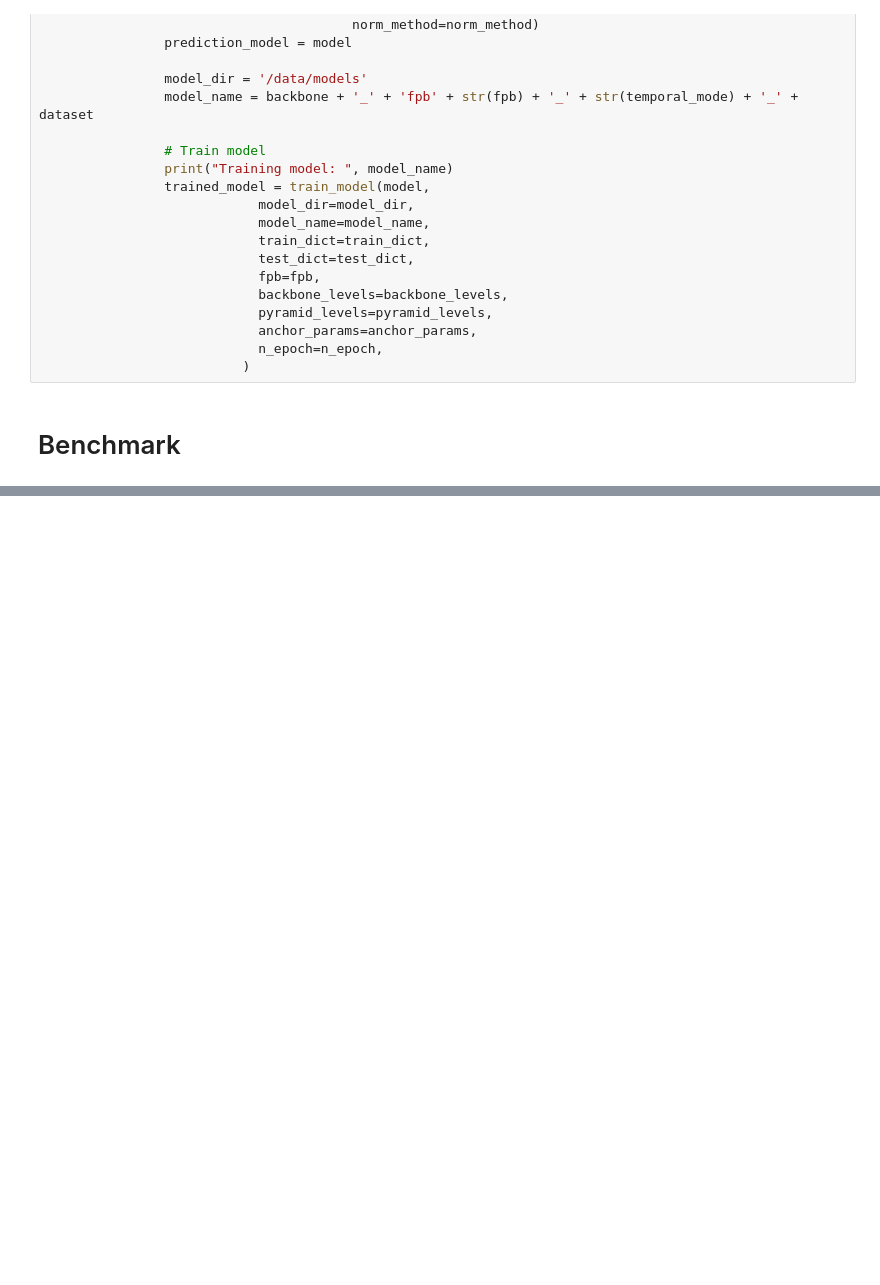
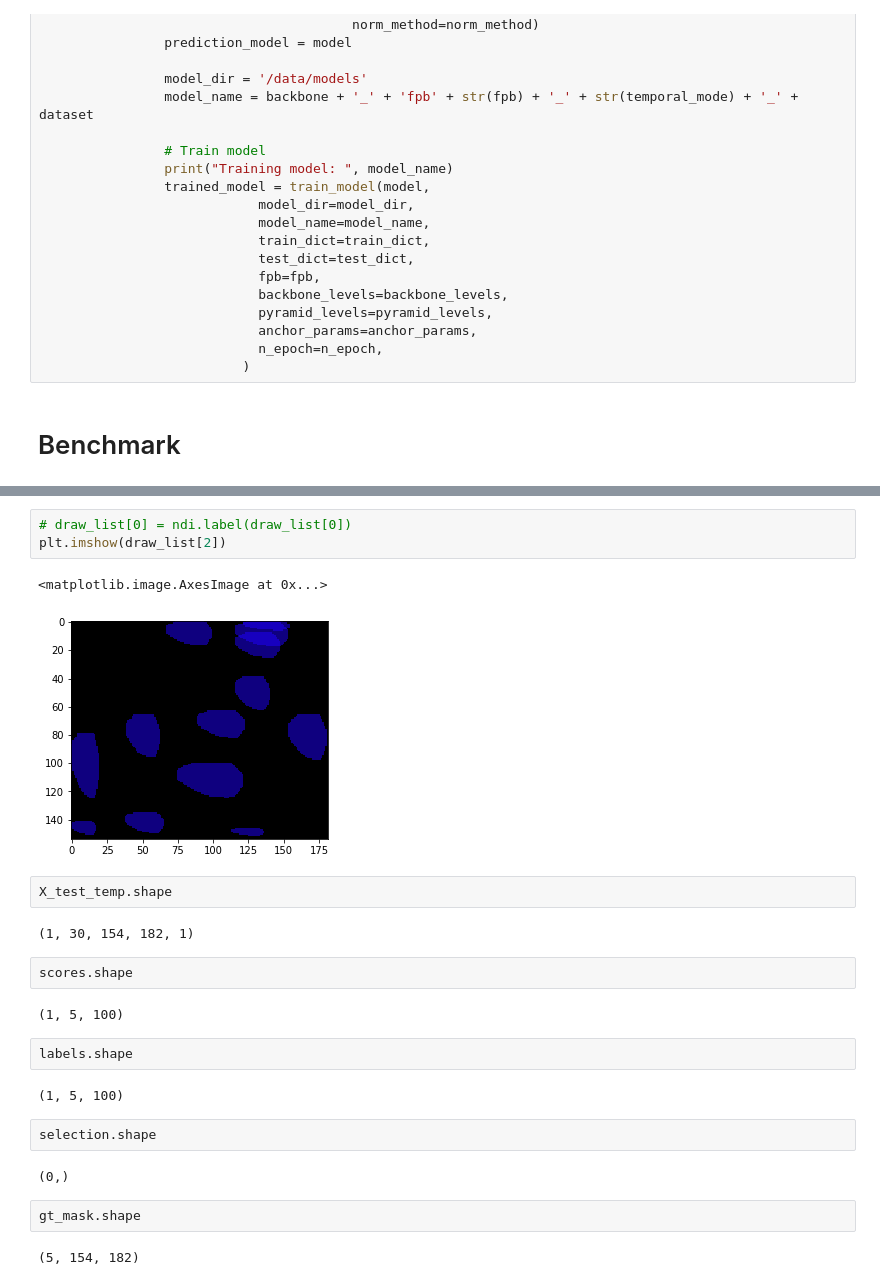
Before and after one commit to rikuturkki/deepcell-tf, a Jupyter notebook: deepcell/notebooks/train_temporal_models-mobilenetv2.ipynb, the cells around one changed output, grey strips where cells are left out. Cells and saved outputs as stored; diff of their text form; blank space fills up the shorter version.

```diff
--- a/deepcell/notebooks/train_temporal_models-mobilenetv2.ipynb
+++ b/deepcell/notebooks/train_temporal_models-mobilenetv2.ipynb
@@ -279,0 +535,26 @@ for set_num, dataset in enumerate(raw_trks_files):
+# %%
+# draw_list[0] = ndi.label(draw_list[0])
+plt.imshow(draw_list[2])
+# %% [output]
+<matplotlib.image.AxesImage at 0x...>
+[figure, added]
+# %%
+X_test_temp.shape
+# %% [output]
+(1, 30, 154, 182, 1)
+# %%
+scores.shape
+# %% [output]
+(1, 5, 100)
+# %%
+labels.shape
+# %% [output]
+(1, 5, 100)
+# %%
+selection.shape
+# %% [output]
+(0,)
+# %%
+gt_mask.shape
+# %% [output]
+(5, 154, 182)
```
Also changed, not shown: parts of 6 cells of this notebook, 4 other files.
